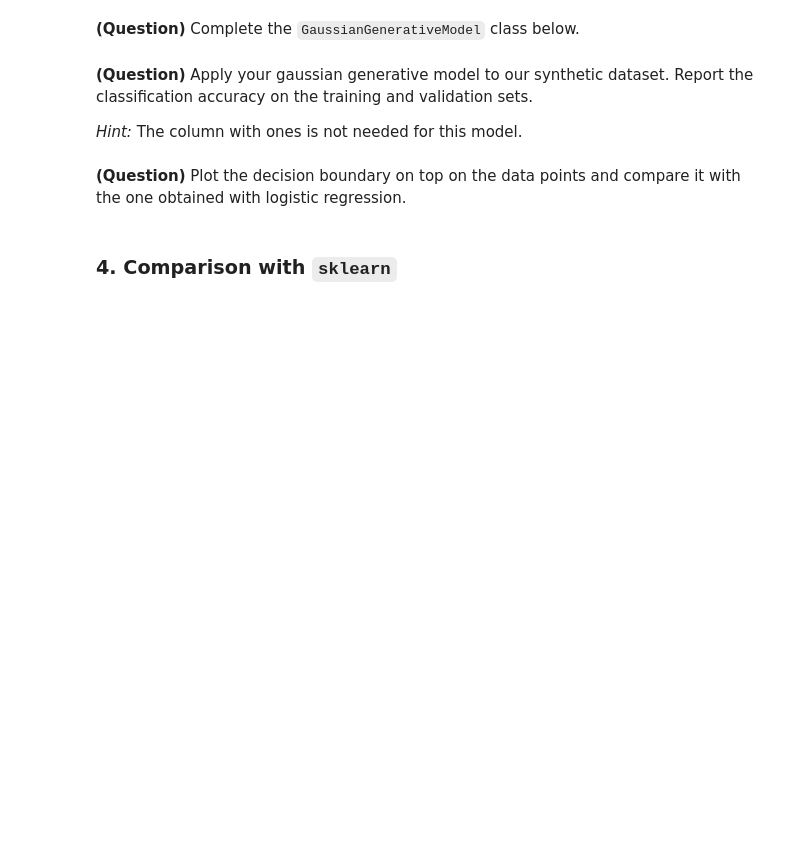
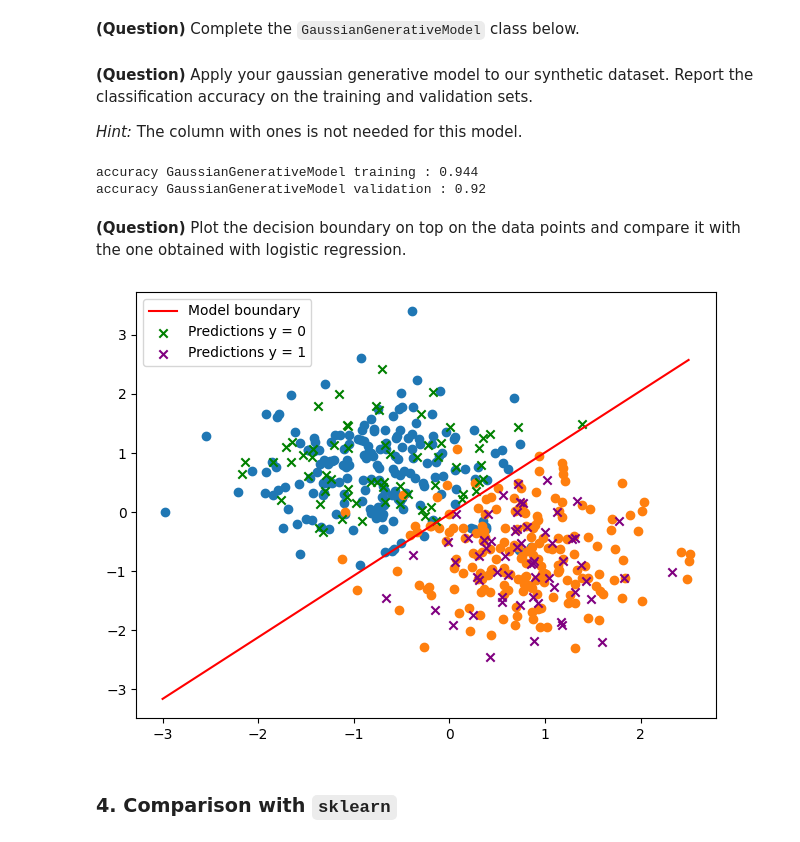
Before and after one commit to daJster/Machine_learning_2023, a Jupyter notebook: ml-tp2.ipynb, the cells around one changed output. Drawn from its saved outputs; the diff is of its cells as text; code cells hidden in the pictures; blank space fills up the shorter version.

```diff
--- a/ml-tp2.ipynb
+++ b/ml-tp2.ipynb
@@ -236,10 +248,39 @@ class GaussianGenerativeModel():
 *Hint:* The column with ones is not needed for this model.
 # %%
 # YOUR CODE HERE
+ggm = GaussianGenerativeModel()
+# exclude b weight from the trainning set
+ggm.fit(X_train[:, 1:], y_train)
+# ggm.predict(X_valid[:, 1:])
+y_pred_ggm_valid = ggm.predict(X_valid[:, 1:])
+y_pred_ggm_train = ggm.predict(X_train[:, 1:])
+
+print("accuracy GaussianGenerativeModel training :", sum(y_pred_ggm_train == y_train)/len(y_train))
+print("accuracy GaussianGenerativeModel validation :", sum(y_pred_ggm_valid == y_valid)/len(y_valid))
+# %% [output]
+accuracy GaussianGenerativeModel training : 0.944
+accuracy GaussianGenerativeModel validation : 0.92
 # %% [markdown]
 **(Question)** Plot the decision boundary on top on the data points and compare it with the one obtained with logistic regression.
 # %%
-# YOUR CODE HERE
+# Plotting the data
+plt.scatter(X_train[:, 1:][:, 0][y_train == 0], X_train[:, 1:][:, 1][y_train == 0])
+plt.scatter(X_train[:, 1:][:, 0][y_train == 1], X_train[:, 1:][:, 1][y_train == 1])
+
+# Plotting the boundary
+X_sample = np.linspace(-3, 2.5, 500)
+plt.plot(X_sample, -(X_sample*ggm.W[0] + ggm.b[0, 0])/ggm.W[1], color="red", label="Model boundary")
+
+# Plotting the predictions
+plt.scatter(X_valid[:, 1:][:, 0][y_pred_ggm_valid == 0], X_valid[:, 1:][:, 1][y_pred_ggm_valid == 0], label='Predictions y = 0', color='green', marker='x')
+plt.scatter(X_valid[:, 1:][:, 0][y_pred_ggm_valid == 1], X_valid[:, 1:][:, 1][y_pred_ggm_valid == 1], label='Predictions y = 1', color='purple', marker='x')
+
+plt.tight_layout()
+plt.legend()
+plt.show()
+plt.close()
+# %% [output]
+[figure, added]
 # %% [markdown]
 ### 4. Comparison with `sklearn`
 # %% [markdown]
```
Also changed, not shown: parts of 2 cells of this notebook.
